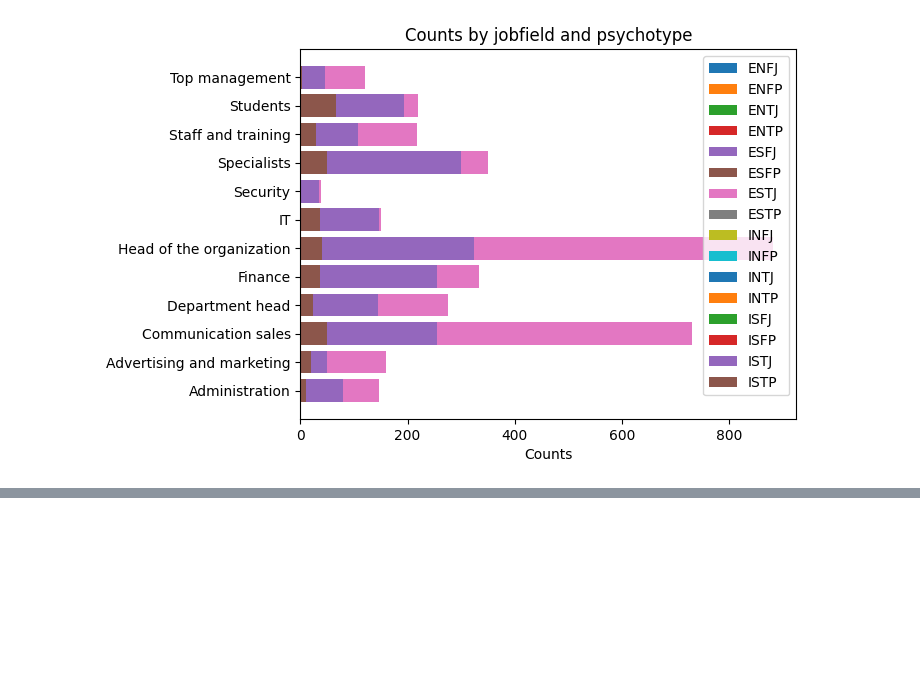
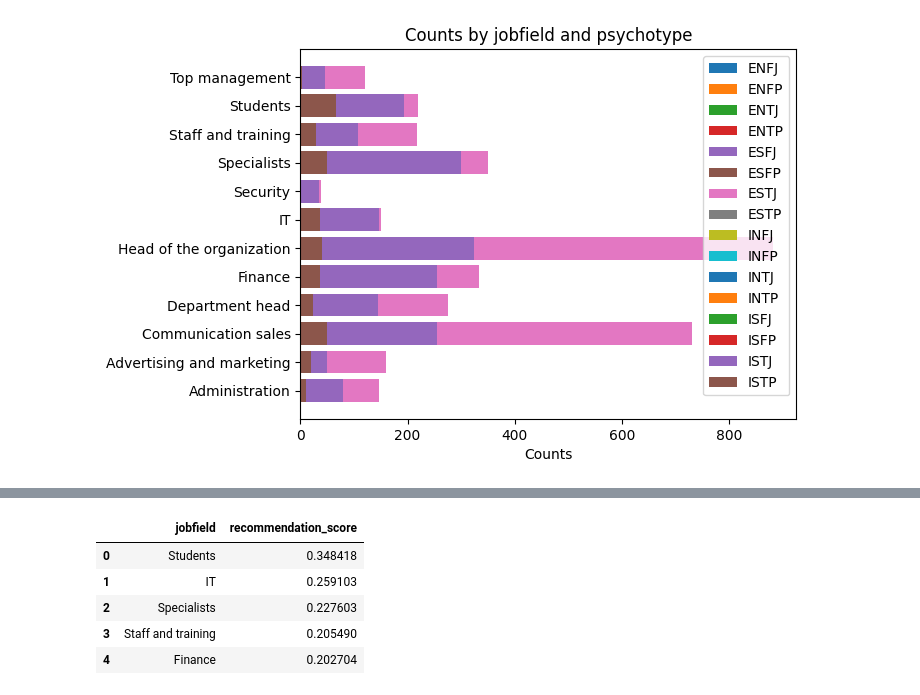
Before and after one commit to fairuzald/Hybrid-MBTI-Job-Based-Recommender-System, a Jupyter notebook: recommender_systems.ipynb, the cells around one changed output, grey strips where cells are left out. Saved outputs shown, nothing was run; the diff lists cells and outputs as text; code cells hidden in the pictures; blank space fills up the shorter version.

```diff
--- a/recommender_systems.ipynb
+++ b/recommender_systems.ipynb
@@ -162,0 +237,41 @@ new_jobs
+# %%
+from sklearn.preprocessing import MinMaxScaler
+
+class CFRecommender:
+    def __init__(self, df):
+        self.df = df
+        self.job_counts = df.groupby(['psychotype', 'jobfield']).size().reset_index(name='counts')
+        self.matrix = self.job_counts.pivot(index='psychotype', columns='jobfield', values='counts').fillna(0)
+        self.model_knn = NearestNeighbors(metric='cosine', algorithm='brute')
+        self.model_knn.fit(self.matrix)
+
+    def recommend(self, input_psychotype, n_neighbors=16):
+        distances, indices = self.model_knn.kneighbors(self.matrix.loc[input_psychotype].values.reshape(1, -1), n_neighbors=n_neighbors)
+        weighted_job_counts = self.matrix.copy()
+        for i in range(len(distances.flatten())):
+            weighted_job_counts.iloc[i] *= distances.flatten()[i]
+
+        # Normalize the weighted job counts
+        scaler = MinMaxScaler()
+        weighted_job_counts = pd.DataFrame(scaler.fit_transform(weighted_job_counts), columns=weighted_job_counts.columns, index=weighted_job_counts.index)
+
+        recommendation_values = weighted_job_counts.sum() / distances.sum()
+        recommendations = recommendation_values.sort_values(ascending=False).head(5)
+        recommendations_df = pd.DataFrame(recommendations).reset_index()
+        recommendations_df.columns = ['jobfield', 'recommendation_score']
+        return recommendations_df
+
+
+# Initialize the recommender
+recommender = CFRecommender(df)
+
+# Get recommendations for a specific psychotype
+recommendations = recommender.recommend('INTJ')
+recommendations
+# %% [output]
+|  | jobfield | recommendation_score |
+| 0 | Students | 0.348418 |
+| 1 | IT | 0.259103 |
+| 2 | Specialists | 0.227603 |
+| 3 | Staff and training | 0.205490 |
+| 4 | Finance | 0.202704 |
```
Also changed, not shown: parts of 6 cells of this notebook, 1 other file.
